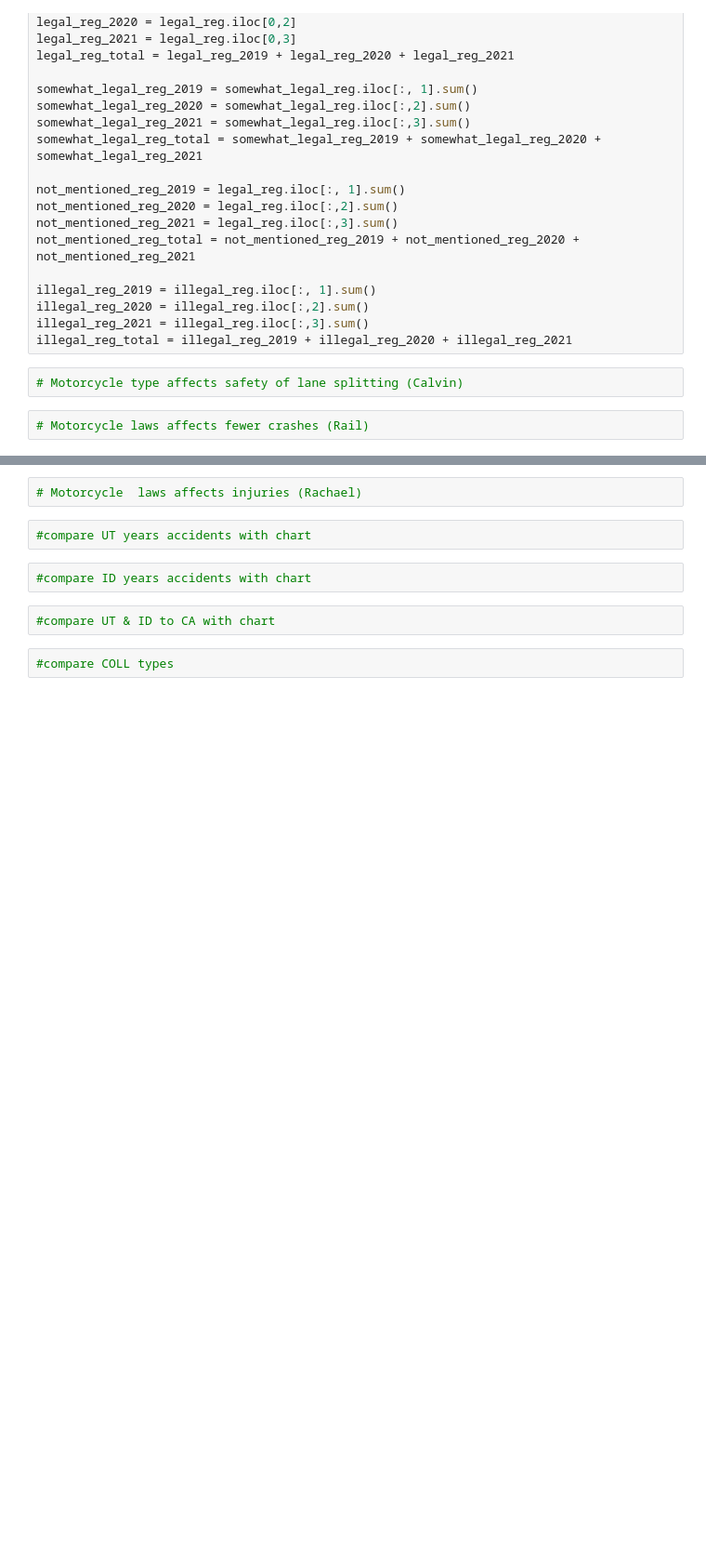
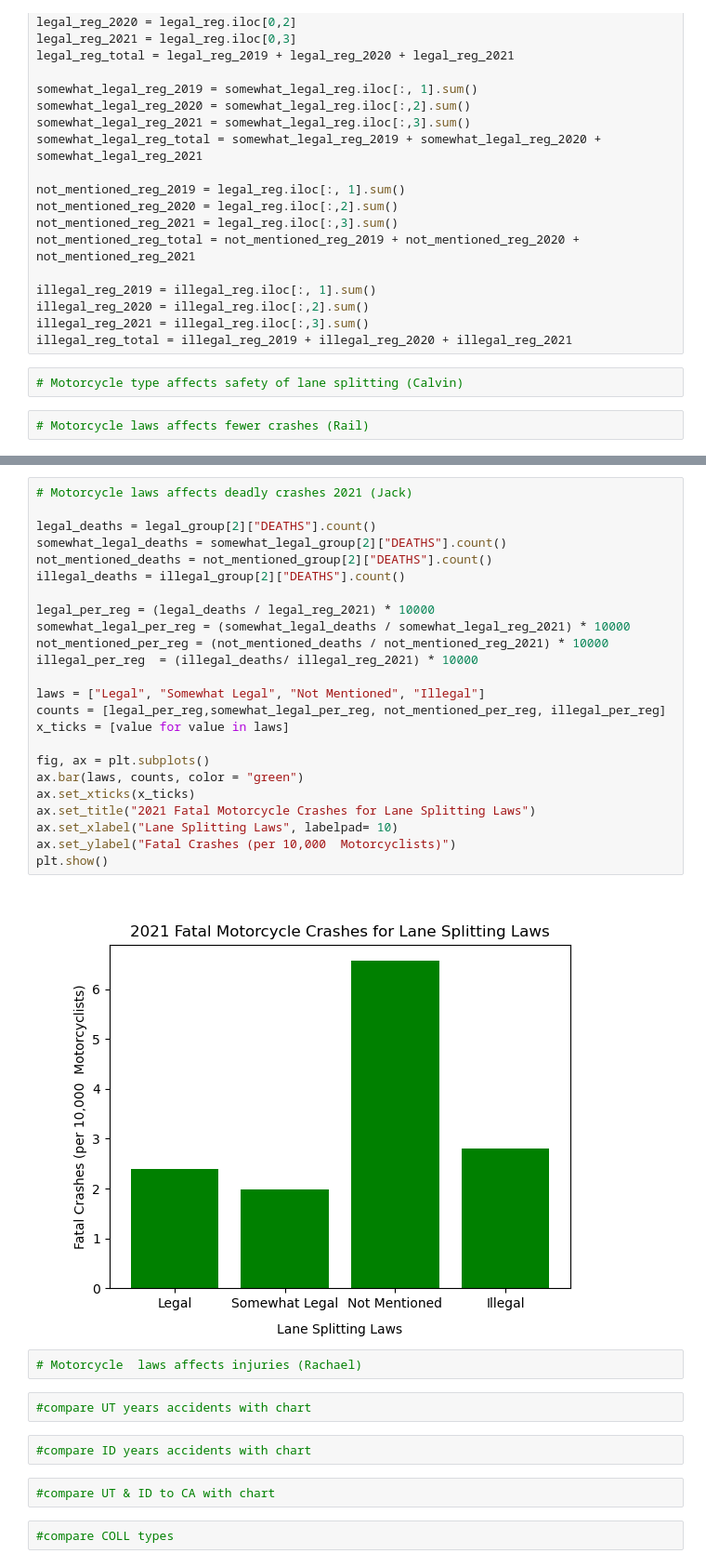
Before and after one commit to CalvinPedigo/Data-Analyst-Project-1, a Jupyter notebook: Notebook_structor.ipynb, the cells around one changed output, grey strips where cells are left out. Shown at 93% size. Saved outputs shown, nothing was run; the diff lists cells and outputs as text; blank space fills up the shorter version.

```diff
--- a/Notebook_structor.ipynb
+++ b/Notebook_structor.ipynb
@@ -104,3 +195,29 @@ illegal_reg_total = illegal_reg_2019 + illegal_reg_2020 + illegal_reg_2021
+# %%
+# Motorcycle laws affects deadly crashes 2021 (Jack)
+
+legal_deaths = legal_group[2]["DEATHS"].count()
+somewhat_legal_deaths = somewhat_legal_group[2]["DEATHS"].count()
+not_mentioned_deaths = not_mentioned_group[2]["DEATHS"].count()
+illegal_deaths = illegal_group[2]["DEATHS"].count()
+
+legal_per_reg = (legal_deaths / legal_reg_2021) * 10000
+somewhat_legal_per_reg = (somewhat_legal_deaths / somewhat_legal_reg_2021) * 10000
+not_mentioned_per_reg = (not_mentioned_deaths / not_mentioned_reg_2021) * 10000
+illegal_per_reg  = (illegal_deaths/ illegal_reg_2021) * 10000
+
+laws = ["Legal", "Somewhat Legal", "Not Mentioned", "Illegal"]
+counts = [legal_per_reg,somewhat_legal_per_reg, not_mentioned_per_reg, illegal_per_reg]
+x_ticks = [value for value in laws]
+
+fig, ax = plt.subplots()
+ax.bar(laws, counts, color = "green")
+ax.set_xticks(x_ticks)
+ax.set_title("2021 Fatal Motorcycle Crashes for Lane Splitting Laws")
+ax.set_xlabel("Lane Splitting Laws", labelpad= 10)
+ax.set_ylabel("Fatal Crashes (per 10,000  Motorcyclists)")
+plt.show()
+# %% [output]
+[figure, added]
 # %%
 # Motorcycle  laws affects injuries (Rachael)
 # %%
```
Also changed, not shown: parts of 9 cells of this notebook.
